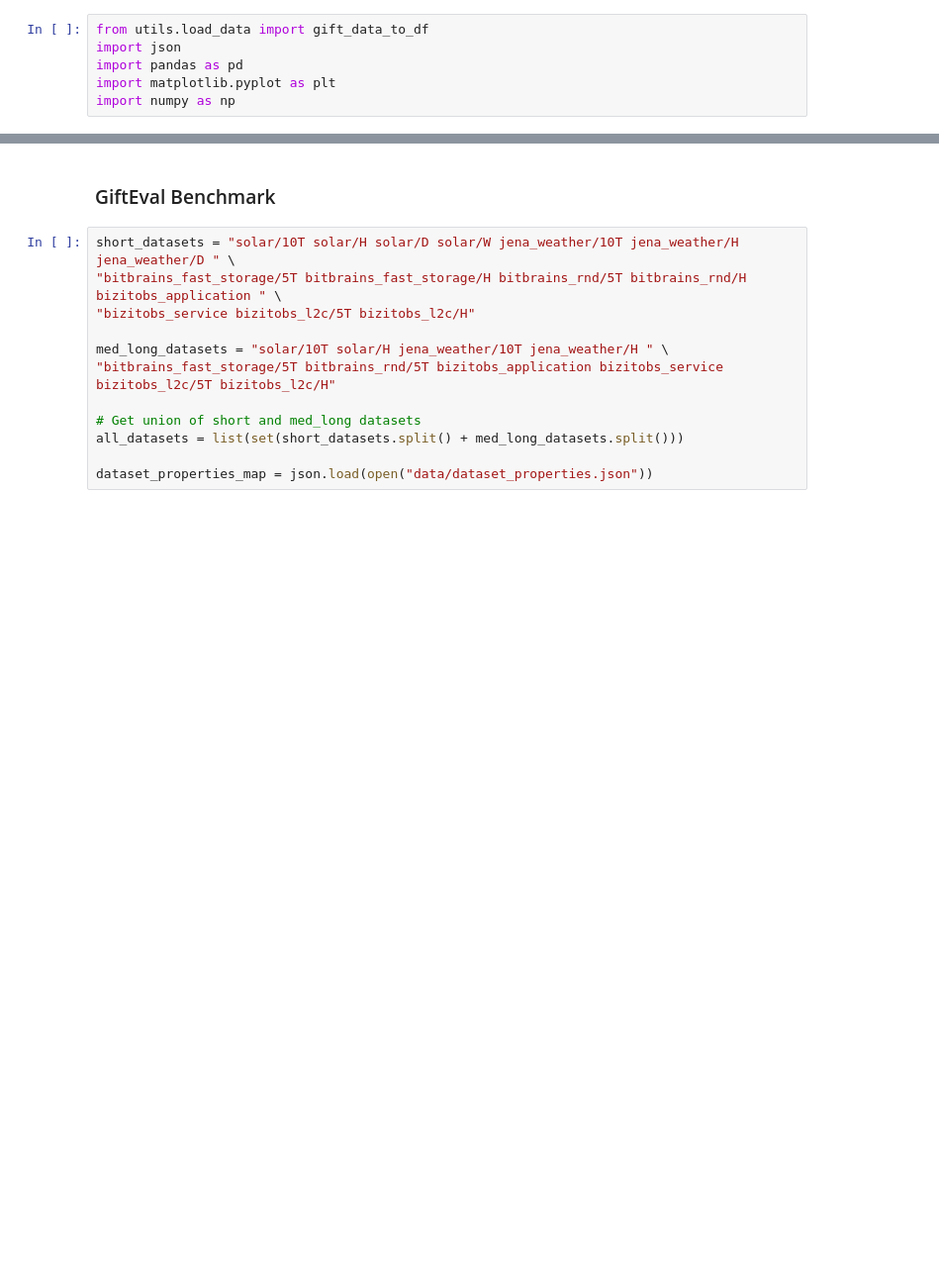
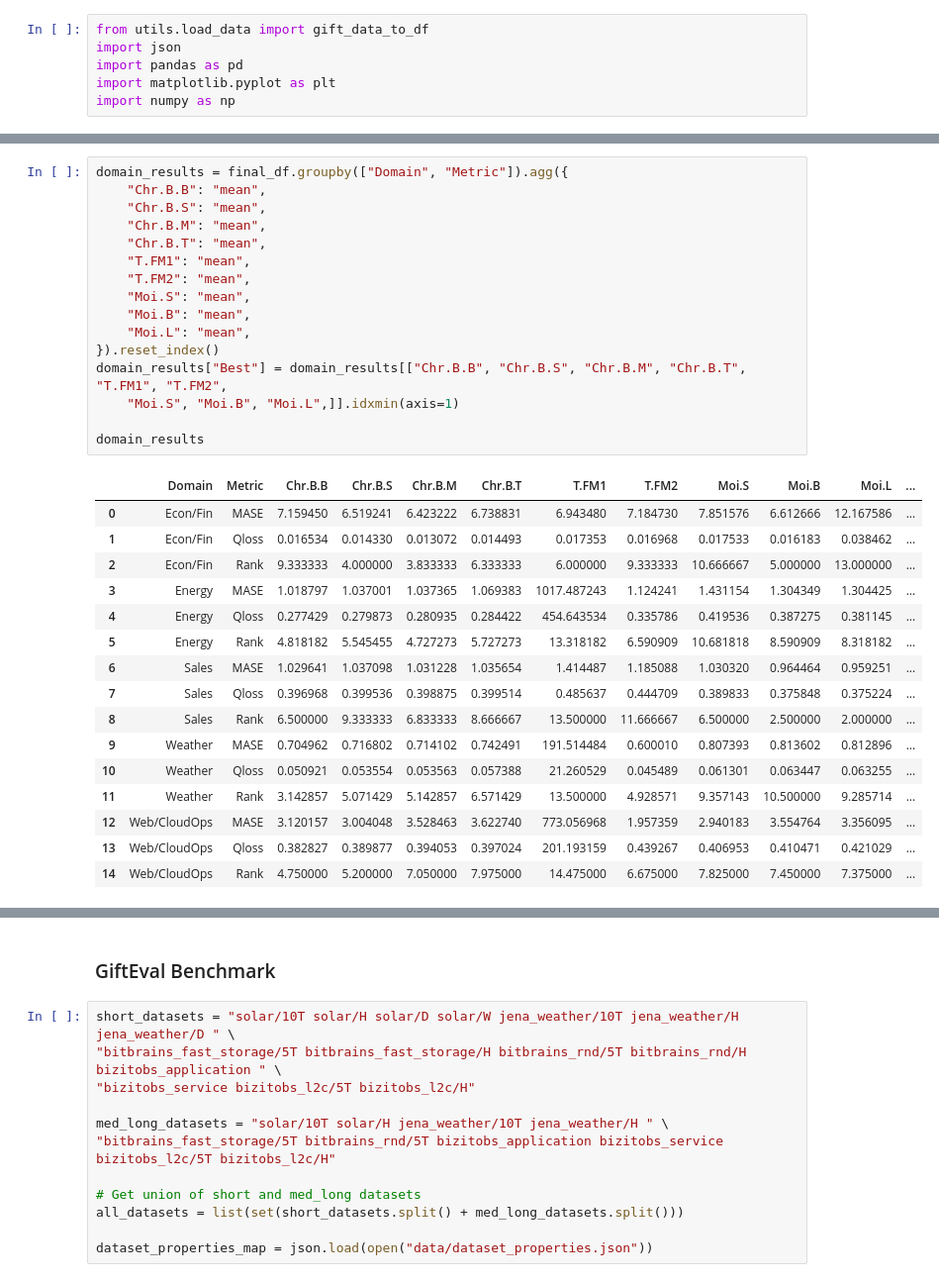
Before and after one commit to GiuliaGhisolfi/TSFM-ZeroShotEval, a Jupyter notebook: src/08_EDAAllDatasets.ipynb, the cells around one changed output, grey strips where cells are left out. Shown at 99% size. Saved outputs shown, nothing was run; the diff lists cells and outputs as text; blank space fills up the shorter version.

```diff
--- a/src/08_EDAAllDatasets.ipynb
+++ b/src/08_EDAAllDatasets.ipynb
@@ -6,0 +77,33 @@ import numpy as np
+# %%
+domain_results = final_df.groupby(["Domain", "Metric"]).agg({
+    "Chr.B.B": "mean",
+    "Chr.B.S": "mean",
+    "Chr.B.M": "mean",
+    "Chr.B.T": "mean",
+    "T.FM1": "mean",
+    "T.FM2": "mean",
+    "Moi.S": "mean",
+    "Moi.B": "mean",
+    "Moi.L": "mean",
+}).reset_index()
+domain_results["Best"] = domain_results[["Chr.B.B", "Chr.B.S", "Chr.B.M", "Chr.B.T", "T.FM1", "T.FM2",
+    "Moi.S", "Moi.B", "Moi.L",]].idxmin(axis=1)
+
+domain_results
+# %% [output]
+|  | Domain | Metric | Chr.B.B | Chr.B.S | Chr.B.M | Chr.B.T | T.FM1 | T.FM2 | Moi.S | Moi.B | Moi.L | ... |
+| 0 | Econ/Fin | MASE | 7.159450 | 6.519241 | 6.423222 | 6.738831 | 6.943480 | 7.184730 | 7.851576 | 6.612666 | 12.167586 | ... |
+| 1 | Econ/Fin | Qloss | 0.016534 | 0.014330 | 0.013072 | 0.014493 | 0.017353 | 0.016968 | 0.017533 | 0.016183 | 0.038462 | ... |
+| 2 | Econ/Fin | Rank | 9.333333 | 4.000000 | 3.833333 | 6.333333 | 6.000000 | 9.333333 | 10.666667 | 5.000000 | 13.000000 | ... |
+| 3 | Energy | MASE | 1.018797 | 1.037001 | 1.037365 | 1.069383 | 1017.487243 | 1.124241 | 1.431154 | 1.304349 | 1.304425 | ... |
+| 4 | Energy | Qloss | 0.277429 | 0.279873 | 0.280935 | 0.284422 | 454.643534 | 0.335786 | 0.419536 | 0.387275 | 0.381145 | ... |
+| 5 | Energy | Rank | 4.818182 | 5.545455 | 4.727273 | 5.727273 | 13.318182 | 6.590909 | 10.681818 | 8.590909 | 8.318182 | ... |
+| 6 | Sales | MASE | 1.029641 | 1.037098 | 1.031228 | 1.035654 | 1.414487 | 1.185088 | 1.030320 | 0.964464 | 0.959251 | ... |
+| 7 | Sales | Qloss | 0.396968 | 0.399536 | 0.398875 | 0.399514 | 0.485637 | 0.444709 | 0.389833 | 0.375848 | 0.375224 | ... |
+| 8 | Sales | Rank | 6.500000 | 9.333333 | 6.833333 | 8.666667 | 13.500000 | 11.666667 | 6.500000 | 2.500000 | 2.000000 | ... |
+| 9 | Weather | MASE | 0.704962 | 0.716802 | 0.714102 | 0.742491 | 191.514484 | 0.600010 | 0.807393 | 0.813602 | 0.812896 | ... |
+| 10 | Weather | Qloss | 0.050921 | 0.053554 | 0.053563 | 0.057388 | 21.260529 | 0.045489 | 0.061301 | 0.063447 | 0.063255 | ... |
+| 11 | Weather | Rank | 3.142857 | 5.071429 | 5.142857 | 6.571429 | 13.500000 | 4.928571 | 9.357143 | 10.500000 | 9.285714 | ... |
+| 12 | Web/CloudOps | MASE | 3.120157 | 3.004048 | 3.528463 | 3.622740 | 773.056968 | 1.957359 | 2.940183 | 3.554764 | 3.356095 | ... |
+| 13 | Web/CloudOps | Qloss | 0.382827 | 0.389877 | 0.394053 | 0.397024 | 201.193159 | 0.439267 | 0.406953 | 0.410471 | 0.421029 | ... |
+| 14 | Web/CloudOps | Rank | 4.750000 | 5.200000 | 7.050000 | 7.975000 | 14.475000 | 6.675000 | 7.825000 | 7.450000 | 7.375000 | ... |
```
Also changed, not shown: parts of 10 cells of this notebook.
